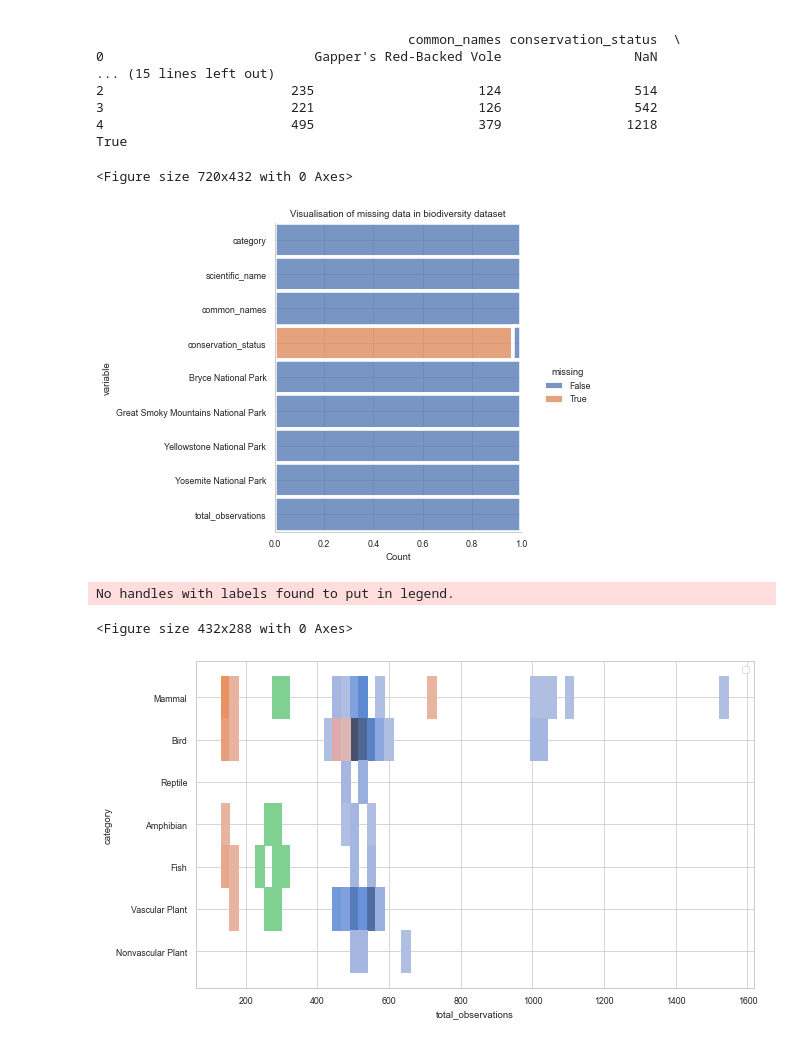
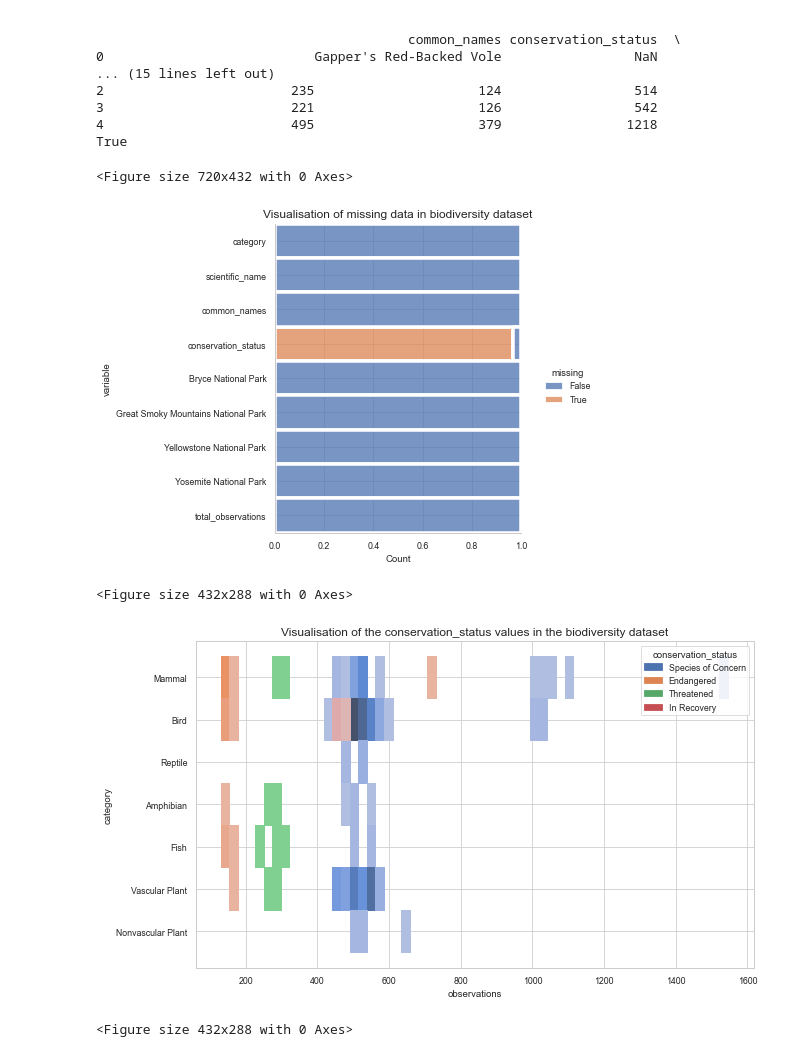
Before and after one commit to albertbanke/Biodiversity, a Jupyter notebook: biodiversity.ipynb, the cells around one changed output. Drawn from its saved outputs; the diff is of its cells as text; code cells hidden in the pictures.

```diff
--- a/biodiversity.ipynb
+++ b/biodiversity.ipynb
@@ -157,37 +157,40 @@ True
 # %%
 # (D) Review the dataset by looking at its vitals and the summary statistics
 
 # First and foremost, we need to do something about the NaN's (missing values). Most conservation_status classifications are empty.
 
 sns.color_palette('husl')
 sns.set_style('whitegrid')
 sns.set_context('paper')
 
 plt.figure(figsize=(10,6))
 sns.displot(data = biodiversity.isna().melt(value_name="missing"),
             y='variable',
             hue = 'missing',
             multiple='fill',
             aspect=1.25
             )
 
-plt.title('Visualisation of missing data in biodiversity dataset')
+plt.title('Visualisation of missing data in biodiversity dataset', fontsize= 12)
 
 plt.show()
 plt.clf()
 
 # To check how we can map the missing we should divide the dataset into the respective category of species (mammels, birds etc.). Then we can check which values are present and their
 # respective conservation status. From these, we can create a template for how many observations each classification should have.
 
 plt.figure(figsize=(10,6))
-ax = sns.histplot(biodiversity, x='total_observations', y = 'category', hue = 'conservation_status')
 
-plt.legend()
+ax = sns.histplot(biodiversity, x='total_observations', y = 'category', hue = 'conservation_status', legend=True)
+
+plt.title('Visualisation of the conservation_status values in the biodiversity dataset', fontsize= 12)
+plt.xlabel('observations')
 
 plt.show()
+plt.clf()
 # %% [output]
 <Figure size 720x432 with 0 Axes>
-[figure, old version]
+[figure, new version]
-No handles with labels found to put in legend.
+<Figure size 432x288 with 0 Axes>
+[figure, new version]
 <Figure size 432x288 with 0 Axes>
-[figure, old version]
```
Also changed, not shown: parts of 1 cell of this notebook.
